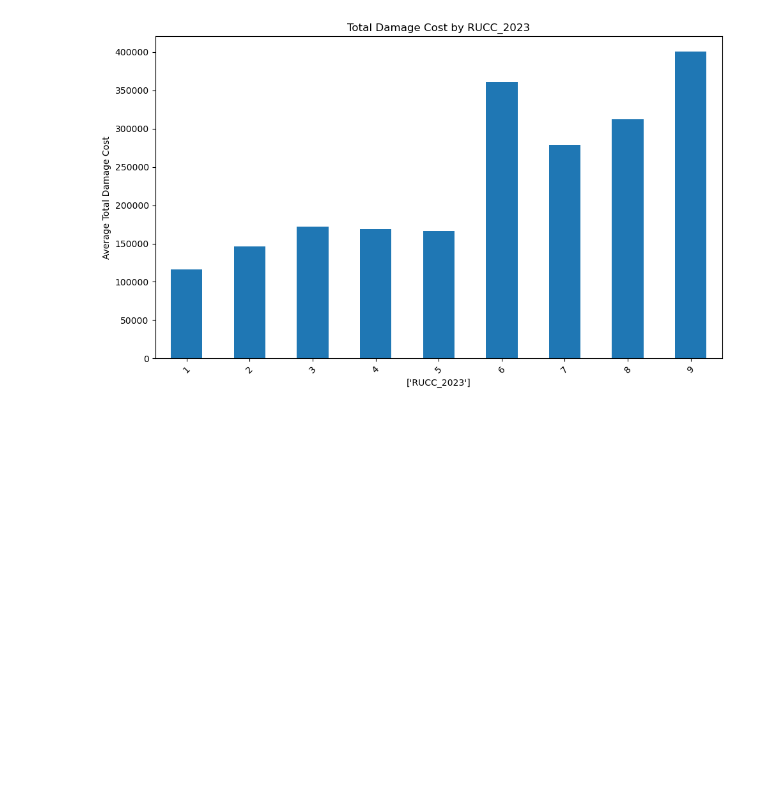
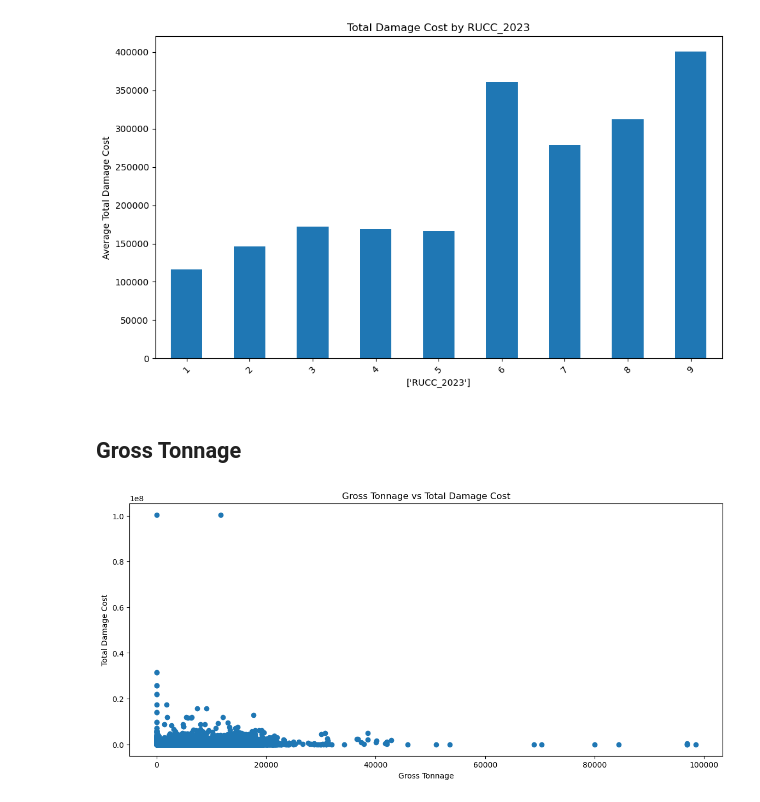
Before and after one commit to TimothyHHMai/rail-risk-census-analysis-521, a Jupyter notebook: notebooks/featureSelection.ipynb, the cells around one changed output. Saved outputs shown, nothing was run; the diff lists cells and outputs as text; code cells hidden in the pictures; blank space fills up the shorter version.

```diff
--- a/notebooks/featureSelection.ipynb
+++ b/notebooks/featureSelection.ipynb
@@ -408,3 +436,17 @@ Name: No_Brakemen, dtype: float64
 compare_features(corr_df, ["RUCC_2023"], "Total Damage Cost")
 # %% [output]
 [figure]
+# %% [markdown]
+## Gross Tonnage
+# %%
+plt.figure(figsize=(14,6))
+
+plt.scatter(df["Gross Tonnage"], df["Total Damage Cost"])
+
+plt.xlabel("Gross Tonnage")
+plt.ylabel("Total Damage Cost")
+plt.title("Gross Tonnage vs Total Damage Cost")
+
+plt.show()
+# %% [output]
+[figure, added]
```
Also changed, not shown: parts of 3 cells of this notebook.
